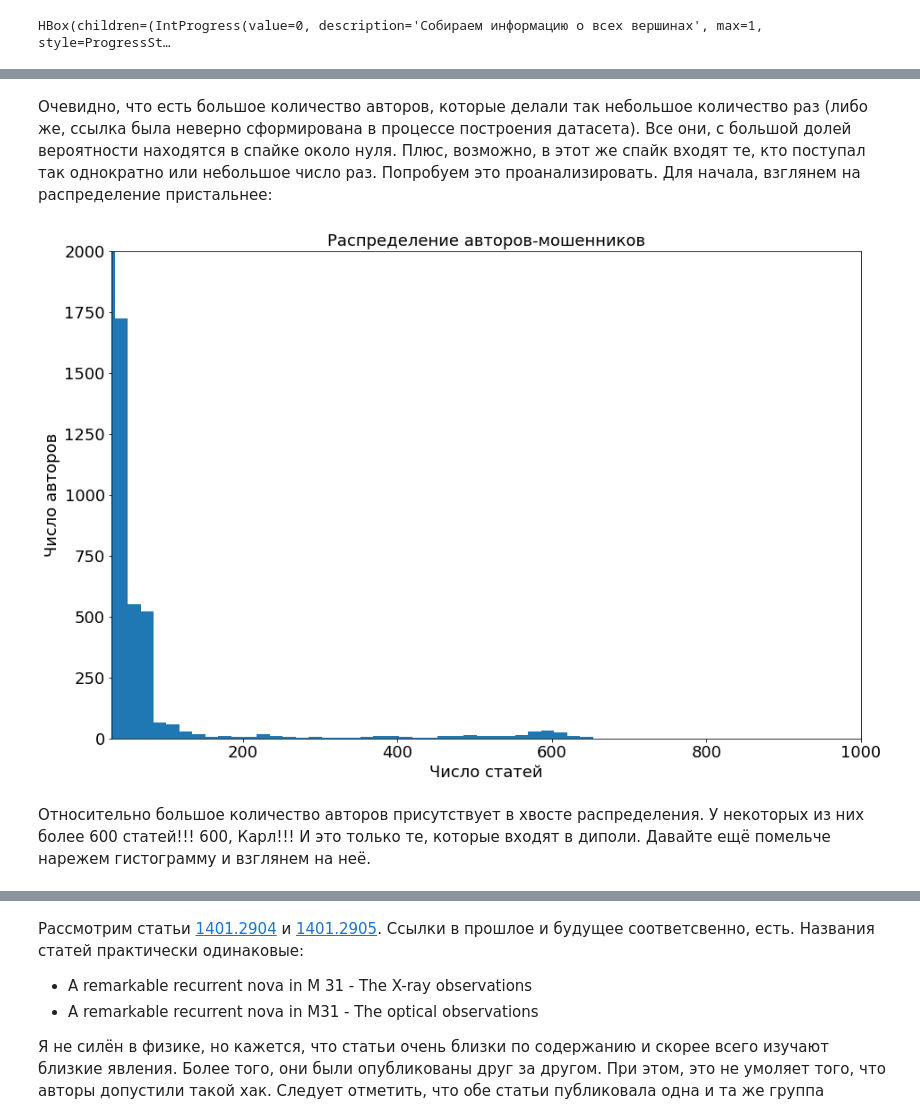
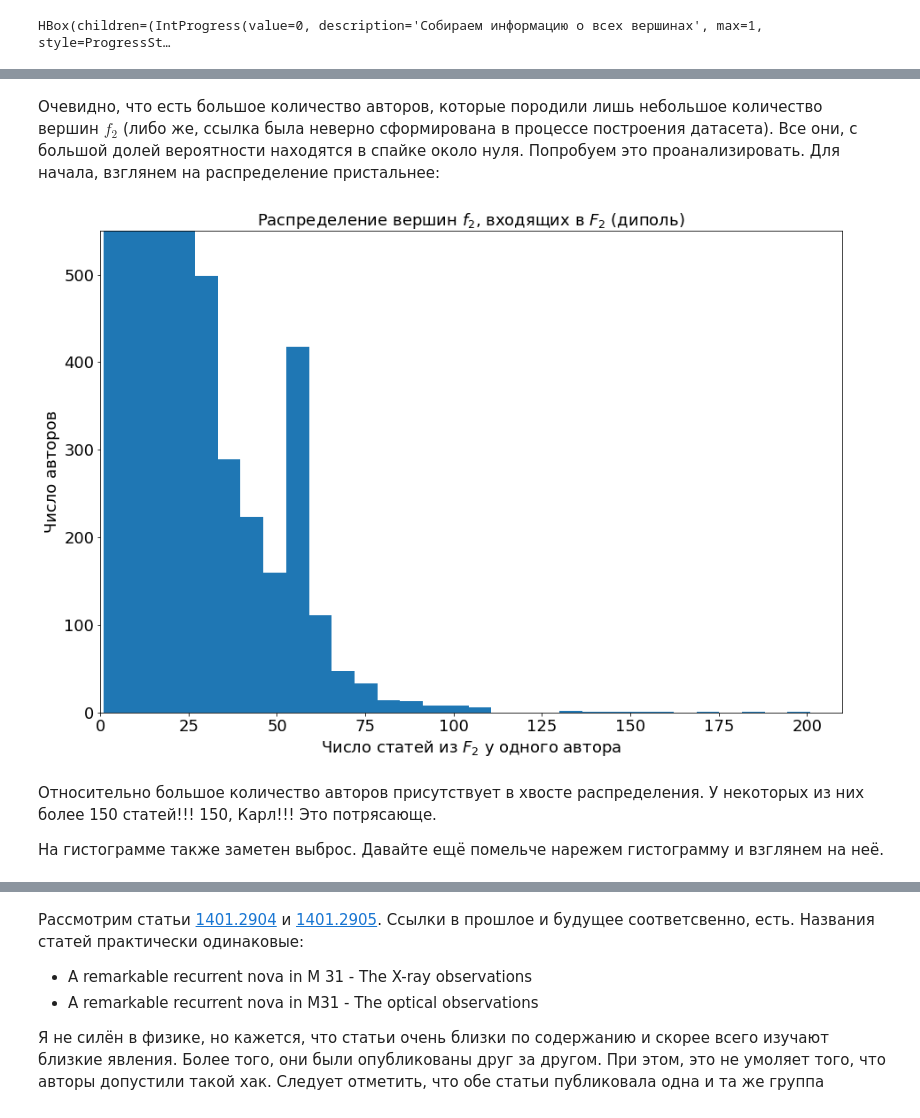
Before and after one commit to Hedgehogues/MSU_PZAD, a Jupyter notebook: HW-graph/Untitled.ipynb, the cells around one changed output, grey strips where cells are left out. Saved outputs shown, nothing was run; the diff lists cells and outputs as text; code cells hidden in the pictures.

```diff
--- a/HW-graph/Untitled.ipynb
+++ b/HW-graph/Untitled.ipynb
@@ -747,7 +749,7 @@ del sizes_subgraph
 # %%
 proportion = 1
 sizes_subgraph = [len(G.nodes)]
-vertexes = count_metric(G, get_dipole, 'Собираем информацию о всех вершинах', proportion, sizes_subgraph, True)
+loops = count_metric(G, get_dipole, 'Собираем информацию о всех вершинах', proportion, sizes_subgraph, True)
 # %% [output]
 HBox(children=(IntProgress(value=0, description='Собираем информацию о всех вершинах', max=1, style=ProgressSt…
 # %% [markdown]
@@ -755,14 +757,22 @@ HBox(children=(IntProgress(value=0, description='Собираем информа
 # %%
-authors = []
-for doc in vertexes[0]:
+temp_loops = []
+for doc in loops[0]:
     doc0 = doc.split('~')[0]
     doc1 = doc.split('~')[1]
-    authors += docs[doc0][ArxivTags.Authors]
-    authors += docs[doc1][ArxivTags.Authors]
+    temp_loops.append(doc0)
+    temp_loops.append(doc1)
+
+temp_loops = list(set(temp_loops))
+
+authors = []
+for doc in temp_loops:
+    authors += docs[doc][ArxivTags.Authors]
+
+del temp_loops
 
 authors = Counter(authors)
-counts = []
+count_papers = []
 for key in authors:
-    counts.append(authors[key])
+    count_papers.append(authors[key])
 # %%
 plt.figure(figsize=(15, 10))
@@ -777,16 +788,19 @@ plt.title('Распределение авторов-мошенников', font
 # %% [markdown]
-Очевидно, что есть большое количество авторов, которые делали так небольшое количество раз (либо же, ссылка была неверно сформирована в процессе построения датасета). Все они, с большой долей вероятности находятся в спайке около нуля. Плюс, возможно, в этот же спайк входят те, кто поступал так однократно или небольшое число раз. Попробуем это проанализировать. Для начала, взглянем на распределение пристальнее:
+Очевидно, что есть большое количество авторов, которые породили лишь небольшое количество вершин $f_2$ (либо же, ссылка была неверно сформирована в процессе построения датасета). Все они, с большой долей вероятности находятся в спайке около нуля. Попробуем это проанализировать. Для начала, взглянем на распределение пристальнее:
 # %%
 plt.figure(figsize=(15, 10))
-plt.hist(counts, bins=40)
-plt.xlabel('Число статей', fontsize=18)
+plt.hist(count_papers, bins=40)
+plt.xlabel('Число статей из $F_2$ у одного автора', fontsize=18)
 plt.ylabel('Число авторов', fontsize=18)
 plt.xticks(fontsize=18)
 plt.yticks(fontsize=18)
-plt.title('Распределение авторов-мошенников', fontsize=18)
-plt.xlim([30, 1000])
-plt.ylim([0, 2000]);
+plt.title('Распределение вершин $f_2$, входящих в $F_2$ (диполь)', fontsize=18)
+plt.xlim([0, 210])
+plt.ylim([0, 550]);
+plt.grid(True);
 # %% [output]
-[figure, old version]
+[figure, new version]
 # %% [markdown]
-Относительно большое количество авторов присутствует в хвосте распределения. У некоторых из них более 600 статей!!! 600, Карл!!! И это только те, которые входят в диполи. Давайте ещё помельче нарежем гистограмму и взглянем на неё.
+Относительно большое количество авторов присутствует в хвосте распределения. У некоторых из них более 150 статей!!! 150, Карл!!! Это потрясающе.
+
+На гистограмме также заметен выброс. Давайте ещё помельче нарежем гистограмму и взглянем на неё.
```
Also changed, not shown: parts of 36 cells of this notebook.
